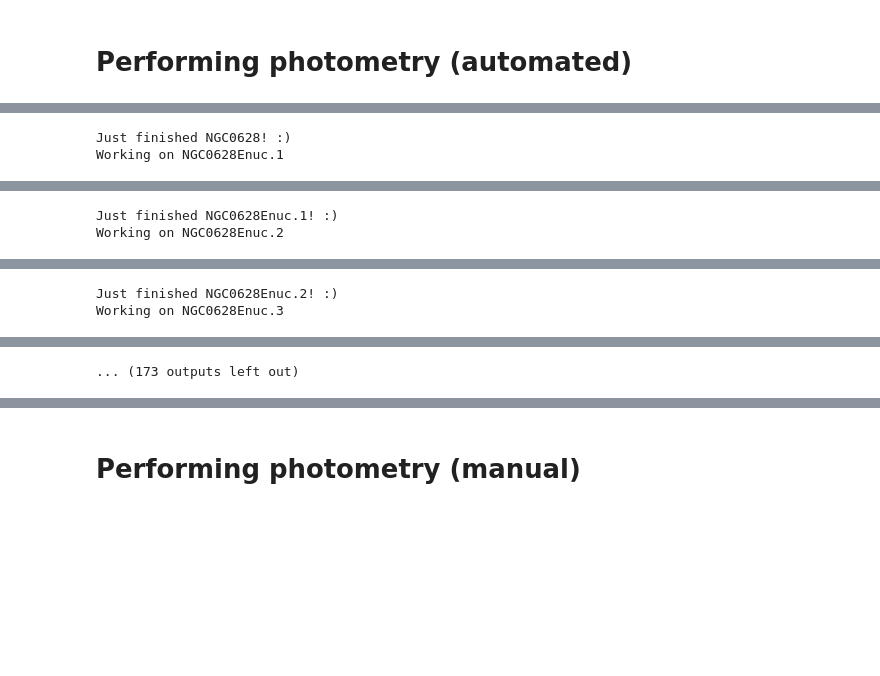
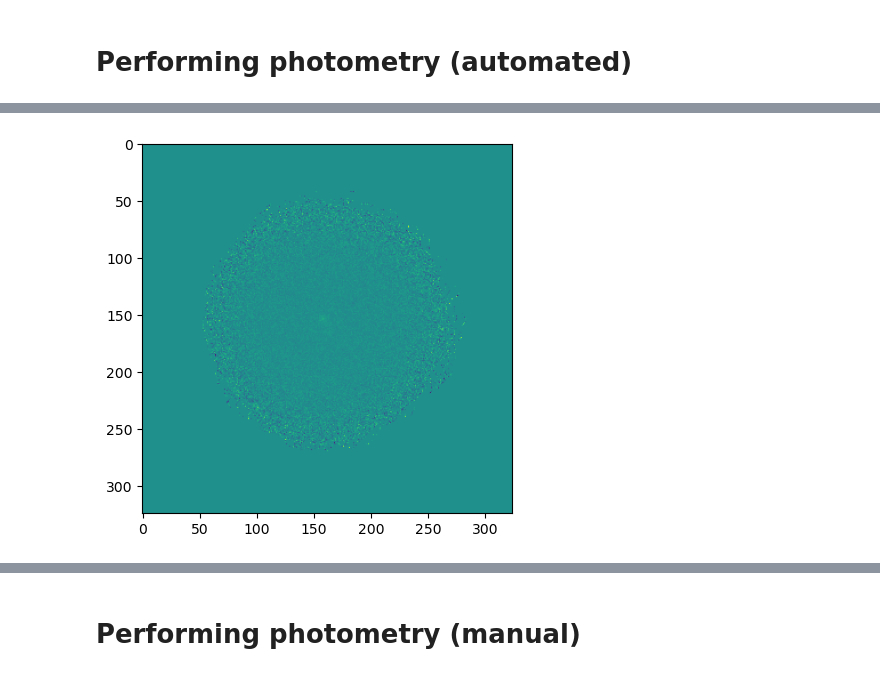
Before and after one commit to annadignan/nrao, a Jupyter notebook: photometry_recent.ipynb, the cells around one changed output, grey strips where cells are left out. Saved outputs shown, nothing was run; the diff lists cells and outputs as text; code cells hidden in the pictures; blank space fills up the shorter version.

```diff
--- a/photometry_recent.ipynb
+++ b/photometry_recent.ipynb
@@ -68,6 +66,7 @@ names1=[]
 errs1=[]
 snrs=[]
 beams=[]
+kpcrad=[]
 rins=[]
 routs=[]
 unscaledmad1=[]
@@ -75,18 +74,28 @@ scaledmad1=[]
 
 # tbl=tbl[tbl['Source ID']=='NGC2798']
 
-for row in tbl:
+for row in tbl[:1]:
     print('Working on ' + str(row['Source ID']))
     #read in relevant data files
     file3=fits.open(str(row['3 GHz file']))[0]
     file15=fits.open(str(row['15 GHz file']))[0]
     file33=fits.open(str(row['33 GHz file']))[0]
     file90 = fits.open(str(row['90 GHz file']))[0]
+    weightmap = fits.open(str(row['90 GHz file']))[0]
 
     data3=file3.data[0,0,:,:]
     data15=file15.data[0,0,:,:]
     data33=file33.data[0,0,:,:]
     data90=file90.data[0,:,:]
+    weightdata=weightmap.data[0,:,:]
+
+    plt.imshow(weightdata)
+
+    newmap=data90*np.sqrt(weightdata)
+    for n in newmap:
+        print(n)
+
+    sys.exit()
 
     datas=[data3,data15,data33,data90]
 
@@ -146,11 +155,12 @@ for row in tbl:
             stds.append(aperstats.std*1000)
             names1.append(row['Source ID'])
             beams.append(row['Beam'])
+            kpcrad.append( ( (row['Beam']*row['Distance']*(10**6))/(206265) ) / (1000))
             rins.append((1.5*row['Beam']))
             routs.append(((1.5*row['Beam'])+row['Beam']))
             madvalue = median_absolute_deviation(d,ignore_nan=True)
             unscaledmad1.append(madvalue*1000)
-            scaledmad1.append(madvalue*1000)
+            scaledmad1.append(madvalue*(1000))
 
     table_stacked = vstack(results1)
 
@@ -159,16 +169,17 @@ for row in tbl:
     madscol=Column(mads,name='mad',unit='mJy')
     rmscol=Column(stds,name='std',unit='mJy')
     namecol1=Column(names1,name='source ID')
-    beamcol=Column(beams,name='radius',unit='arcsec')
+    beamcol=Column(beams,name='radius (arcsec)',unit='arcsec',format='{:0.3}')
+    kpcradcol=Column(kpcrad,name='radius (kpc)',unit='kpc',format='{:0.2}')
     rincol=Column(rins,name='radius_in',unit='arcsec')
     routcol=Column(routs,name='radius_out',unit='arcsec')
-    unscaledmadcol1=Column(unscaledmad1,name='unscaled mad entire image',unit='mJy')
-    scaledmadcol1=Column(scaledmad1,name='scaled mad entire image',unit='mJy')
+    unscaledmadcol1=Column(unscaledmad1,name='unscaled mad entire image')
+    scaledmadcol1=Column(scaledmad1,name='scaled mad entire image')
 
-    table_stacked.add_columns([medianscol,meanscol,rmscol,madscol,unscaledmadcol1,scaledmadcol1])
+    table_stacked.add_columns([beamcol,kpcradcol,medianscol,meanscol,rmscol,madscol,unscaledmadcol1,scaledmadcol1])
 
-    freqs = cycle(['3','15','33','90'])
-    freqcol=Column(data=[next(freqs) for freq in range(len(table_stacked))],name='freq')
+    freqs = cycle([3,15,33,90])
+    freqcol=Column(data=[next(freqs) for freq in range(len(table_stacked))],name='freq (GHz)')
     table_stacked.add_column(freqcol,index=1)
 
     table_stacked.add_column(namecol1,index=0)
@@ -179,12 +190,25 @@ for row in tbl:
 
     print('Just finished ' + str(row['Source ID']) + '! :)')
 
+ravals=[]
+decvals=[]
+
+for row in table_stacked:
+    x1=(row['sky_center'].ra.degree)
+    y1=(row['sky_center'].dec.degree)
+    ravals.append(x1)
+    decvals.append(y1)
+
+racol=Column(data=ravals,unit='degree',name='RA (deg)')
+deccol=Column(data=decvals,unit='degree',name='Dec (deg)')
+# table_stacked_nonpbcorr.add_columns([racol,deccol])
 
 results=[]
 names=[]
 errs=[]
 unscaledmad=[]
 scaledmad=[]
+mediansnpbc=[]
 
 #repeat process but for non pb corr images
 for row in tbl:
@@ -254,18 +278,20 @@ for row in tbl:
             results.append(phot)
             names.append(row['Source ID'])
             madvalue = median_absolute_deviation(d,ignore_nan=True)
+            mediansnpbc.append(aperstats.median*1000)
             unscaledmad.append(madvalue*1000)
-            scaledmad.append(madvalue*1000)
+            scaledmad.append(madvalue*(1000))
 
     table_stacked_nonpbcorr = vstack(results)
 
-    unscaledmadcol=Column(unscaledmad,name='non pb corr unscaled mad entire image',unit='mJy')
-    scaledmadcol=Column(scaledmad,name='non pb corr scaled mad entire image',unit='mJy')
+    mediansnpbccol=Column(mediansnpbc,name='non PB corrected median (mJy)',unit='mJy')
+    unscaledmadcol=Column(unscaledmad,name='non pb corr unscaled mad entire image')
+    scaledmadcol=Column(scaledmad,name='non pb corr scaled mad entire image')
 
-    table_stacked_nonpbcorr.add_columns([unscaledmadcol,scaledmadcol])
+    table_stacked_nonpbcorr.add_columns([mediansnpbccol,unscaledmadcol,scaledmadcol])
 
-    freqs = cycle(['3','15','33','90'])
-    freqcol=Column(data=[next(freqs) for freq in range(len(table_stacked_nonpbcorr))],name='freq')
+    freqs = cycle([3,15,33,90])
+    freqcol=Column(data=[next(freqs) for freq in range(len(table_stacked_nonpbcorr))],name='freq (GHz)')
     table_stacked_nonpbcorr.add_column(freqcol,index=1)
 
     namecol=Column(names,name='source ID')
@@ -277,17 +303,17 @@ for row in tbl:
 
     print('Just finished ' + str(row['Source ID']) + '! :)')
 
-ravals=[]
-decvals=[]
+ravalsnpbc=[]
+decvalsnpbc=[]
 
-for row in table_stacked:
+for row in table_stacked_nonpbcorr:
     x1=(row['sky_center'].ra.degree)
     y1=(row['sky_center'].dec.degree)
-    ravals.append(x1)
-    decvals.append(y1)
+    ravalsnpbc.append(x1)
+    decvalsnpbc.append(y1)
 
-racol=Column(data=ravals,unit='degree',name='RA')
-deccol=Column(data=decvals,unit='degree',name='Dec')
-table_stacked.add_columns([racol,deccol])
+racolnpbc=Column(data=ravalsnpbc,unit='degree',name='RA (deg)')
+deccolnpbc=Column(data=decvalsnpbc,unit='degree',name='Dec (deg)')
+table_stacked_nonpbcorr.add_columns([racolnpbc,deccolnpbc])
 # %% [output]
 Working on NGC0337a
@@ -345,2 +353,0 @@ WARNING: FITSFixedWarning: 'cdfix' made the change 'Success'. [astropy.wcs.wcs]
-Just finished NGC0628! :)
-Working on NGC0628Enuc.1
@@ -360,2 +353,0 @@ WARNING: FITSFixedWarning: 'cdfix' made the change 'Success'. [astropy.wcs.wcs]
-Just finished NGC0628Enuc.1! :)
-Working on NGC0628Enuc.2
@@ -375,2 +353,0 @@ WARNING: FITSFixedWarning: 'cdfix' made the change 'Success'. [astropy.wcs.wcs]
-Just finished NGC0628Enuc.2! :)
-Working on NGC0628Enuc.3
@@ -390,2 +354,2 @@ WARNING: FITSFixedWarning: 'cdfix' made the change 'Success'. [astropy.wcs.wcs]
-... (173 outputs left out)
+[figure, added]
 # %%
```
Also changed, not shown: parts of 5 cells of this notebook.
